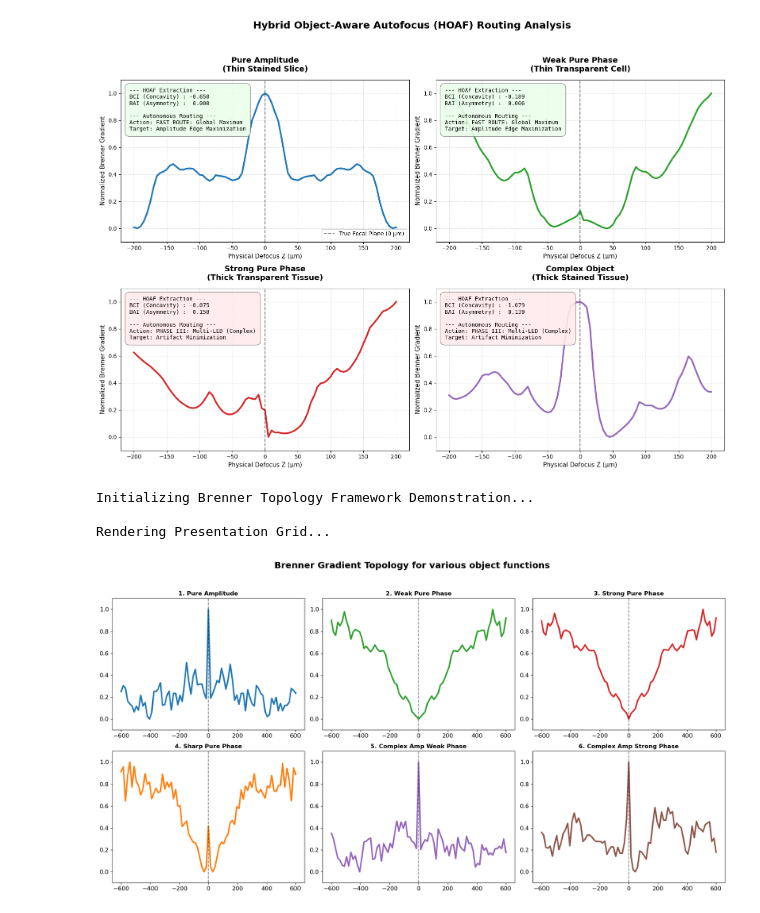
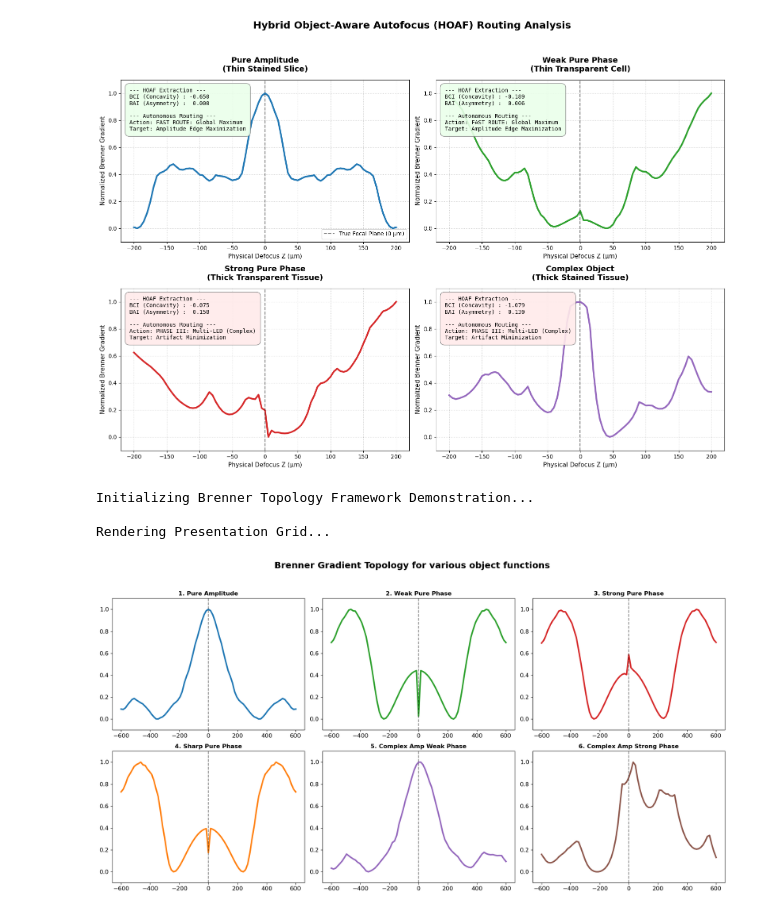
Before and after one commit to Gaurang8440/Fourier_Ptychography_Microscopy, a Jupyter notebook: Codes/test.ipynb, the cells around one changed output. Cells and saved outputs as stored; diff of their text form; code cells hidden in the pictures.

```diff
--- a/Codes/test.ipynb
+++ b/Codes/test.ipynb
@@ -252,7 +252,7 @@ def run_framework_demonstration():
 
     # System Setup (Strictly in mm to prevent exponent scaling crashes)
     wavelength = 0.532e-3
-    NA_obj = 1.5
+    NA_obj = 0.05
     mag = 2.0
     cam_pixel_size = 2.5e-3
     dx_lr = cam_pixel_size / mag
@@ -346,31 +346,31 @@ def run_framework_demonstration():
         ax = axes[idx]
 
         # Plot the curve
         ax.plot(z_array * 1000, res["scores"], color=colors[idx], linewidth=3)
         ax.axvline(0, color='k', linestyle='--', alpha=0.5)
 
         ax.set_title(name, fontsize=12, fontweight='bold')
         #ax.set_xlabel("Defocus Z (µm)")
         #ax.set_ylabel("Norm. Brenner")
         #ax.grid(True, linestyle=':', alpha=0.7)
 
         ax.tick_params(axis='x', labelsize=12)
         ax.tick_params(axis='y', labelsize=12)
         ax.set_ylim(-0.1, 1.1)
 
         # Overlay the BCI and BAI Data Box
 
 
     plt.tight_layout(rect=[0, 0.03, 1, 0.95])
     #plt.rcParams['axes.labelweight'] = 'bold'
     #plt.rcParams['font.weight'] = 'bold'
     plt.savefig("high_res_plot.png", dpi=300)
     plt.show()
 
 if __name__ == "__main__":
     run_framework_demonstration()
 # %% [output]
 Initializing Brenner Topology Framework Demonstration...
 
 Rendering Presentation Grid...
-[figure, old version]
+[figure, new version]
```
Also changed, not shown: 2 other files.
